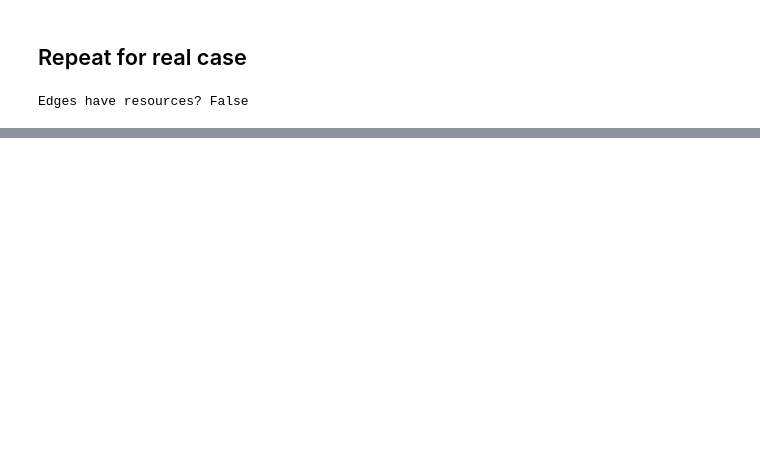
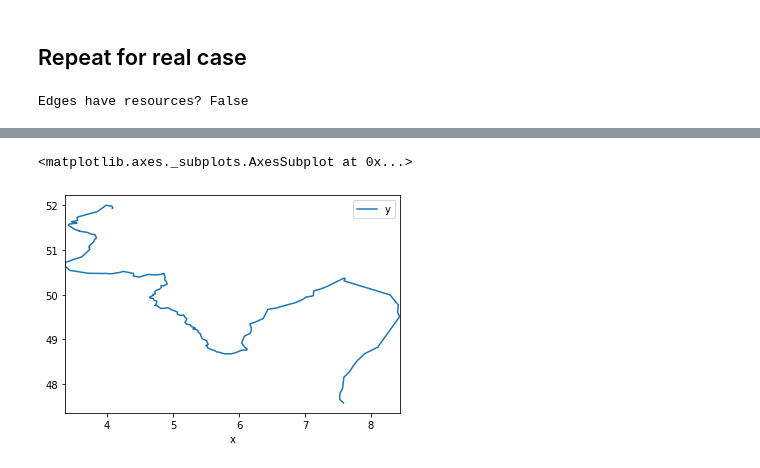
Before and after one commit to Deltares-research/digitaltwin-waterway, a Jupyter notebook: notebooks/scenario-afsluiting.ipynb, the cells around one changed output, grey strips where cells are left out. Saved outputs shown, nothing was run; the diff lists cells and outputs as text; code cells hidden in the pictures; blank space fills up the shorter version.

```diff
--- a/notebooks/scenario-afsluiting.ipynb
+++ b/notebooks/scenario-afsluiting.ipynb
@@ -222,5 +256,8 @@ NameError: name 'df' is not defined
 # %%
 # get log and plot track of vessel 2
-df2['x'] = df.Geometry.apply(lambda geom: geom.x)
-df2['y'] = df.Geometry.apply(lambda geom: geom.y)
+df2['x'] = df2.Geometry.apply(lambda geom: geom.x)
+df2['y'] = df2.Geometry.apply(lambda geom: geom.y)
 df2.plot('x', 'y')
+# %% [output]
+<matplotlib.axes._subplots.AxesSubplot at 0x...>
+[figure, added]
```
Also changed, not shown: parts of 5 cells of this notebook, 1 other file.
